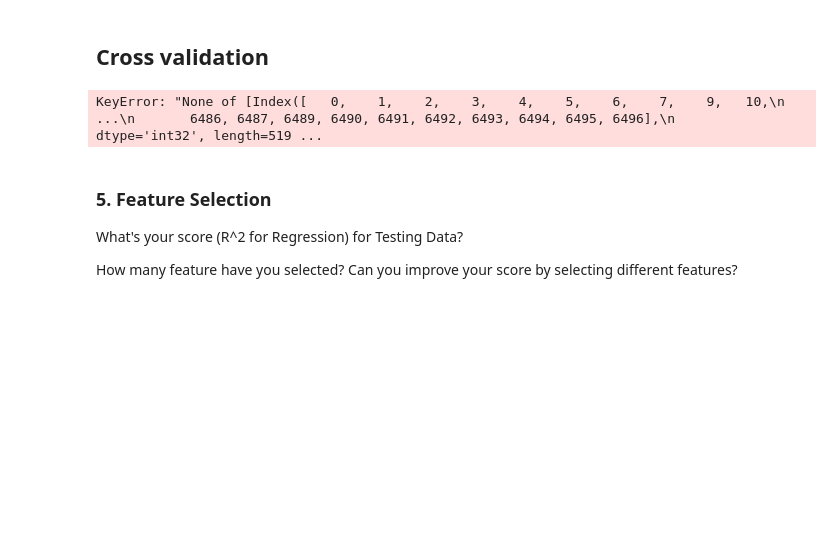
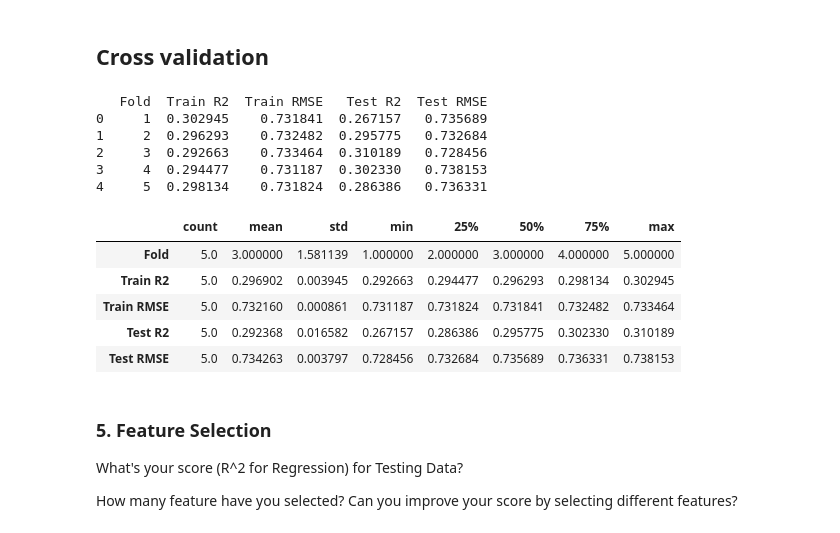
Before and after one commit to CDan07/IOD, a Jupyter notebook: Labs/Module 4/IOD_Lab 4.2.1.ipynb, the cells around one changed output. Drawn from its saved outputs; the diff is of its cells as text; code cells hidden in the pictures; blank space fills up the shorter version.

```diff
--- a/Labs/Module 4/IOD_Lab 4.2.1.ipynb
+++ b/Labs/Module 4/IOD_Lab 4.2.1.ipynb
@@ -166,8 +166,8 @@ test_rmse = []
 for k, (train, test) in enumerate(k_fold.split(X)):
 
     # Get training and test sets for X and y
-    X_train, X_test = X[train], X[test]
-    y_train, y_test = y[train], y[test]
+    X_train, X_test = X.iloc[train], X.iloc[test]
+    y_train, y_test = y.iloc[train], y.iloc[test]
 
     # Fit model with training set
     lm.fit(X_train, y_train)
@@ -197,9 +197,22 @@ metrics_df = pd.DataFrame({
 
 print(metrics_df)
 # %% [output]
-KeyError: "None of [Index([   0,    1,    2,    3,    4,    5,    6,    7,    9,   10,\n       ...\n       6486, 6487, 6489, 6490, 6491, 6492, 6493, 6494, 6495, 6496],\n      dtype='int32', length=519 ...
+   Fold  Train R2  Train RMSE   Test R2  Test RMSE
+0     1  0.302945    0.731841  0.267157   0.735689
+1     2  0.296293    0.732482  0.295775   0.732684
+2     3  0.292663    0.733464  0.310189   0.728456
+3     4  0.294477    0.731187  0.302330   0.738153
+4     5  0.298134    0.731824  0.286386   0.736331
 # %%
 # Describe the metrics
+metrics_df.describe().T
+# %% [output]
+|  | count | mean | std | min | 25% | 50% | 75% | max |
+| Fold | 5.0 | 3.000000 | 1.581139 | 1.000000 | 2.000000 | 3.000000 | 4.000000 | 5.000000 |
+| Train R2 | 5.0 | 0.296902 | 0.003945 | 0.292663 | 0.294477 | 0.296293 | 0.298134 | 0.302945 |
+| Train RMSE | 5.0 | 0.732160 | 0.000861 | 0.731187 | 0.731824 | 0.731841 | 0.732482 | 0.733464 |
+| Test R2 | 5.0 | 0.292368 | 0.016582 | 0.267157 | 0.286386 | 0.295775 | 0.302330 | 0.310189 |
+| Test RMSE | 5.0 | 0.734263 | 0.003797 | 0.728456 | 0.732684 | 0.735689 | 0.736331 | 0.738153 |
 # %% [markdown]
 ### 5. Feature Selection
 
```
